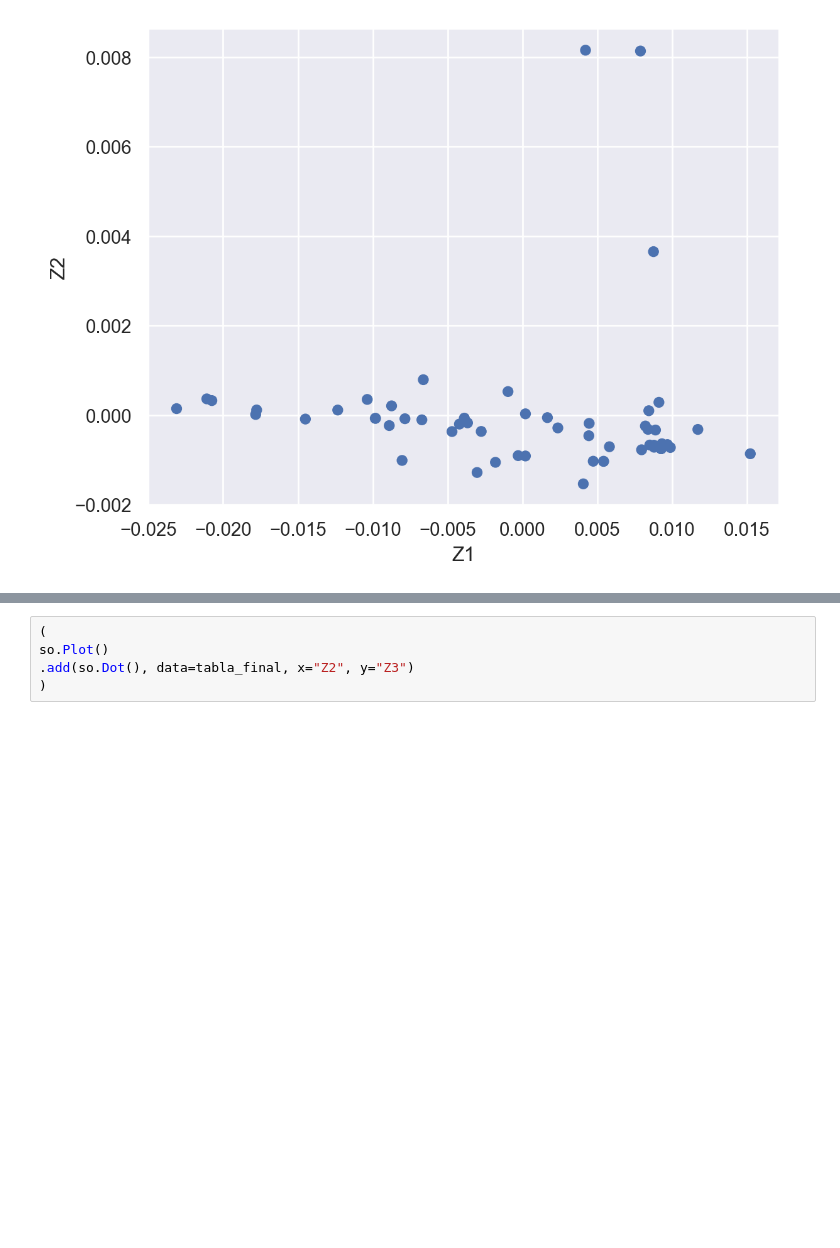
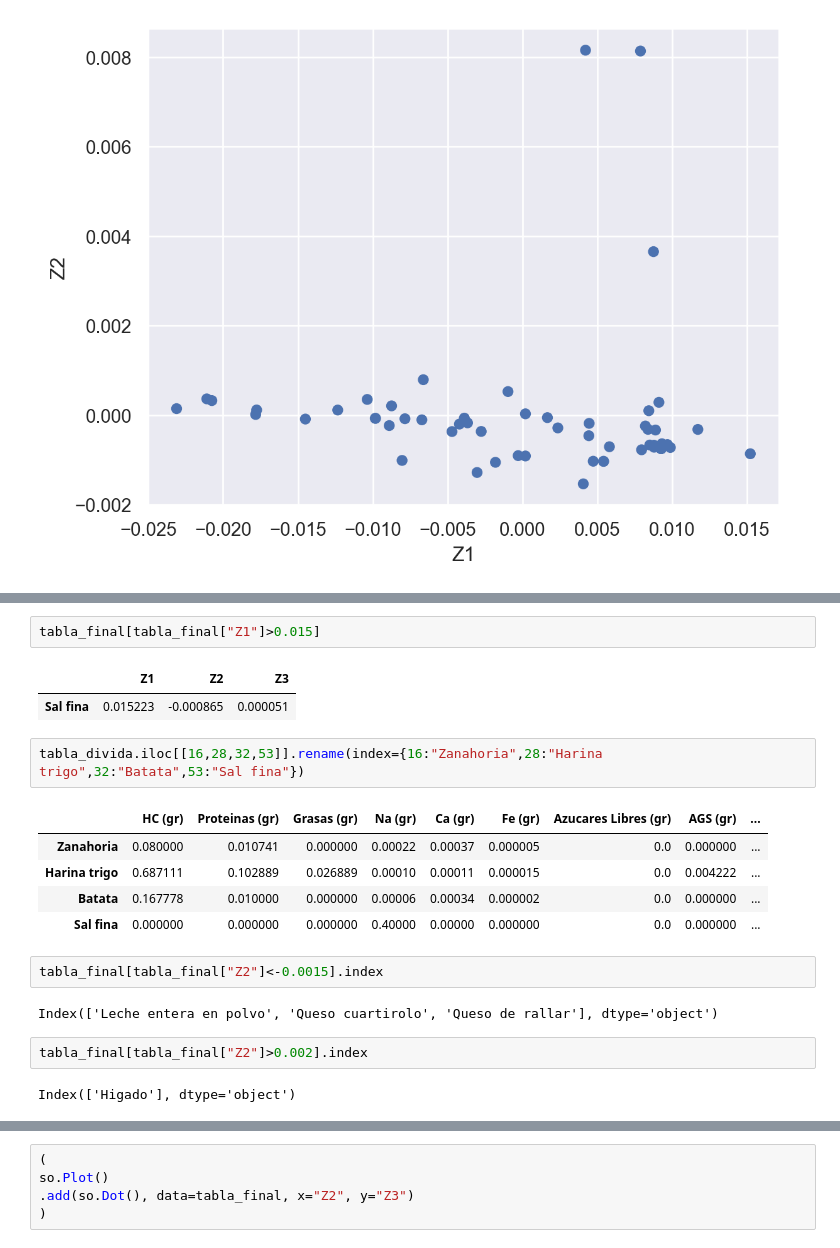
Before and after one commit to iggallardo-uba/ALC-TP2, a Jupyter notebook: Grupo-GR18.ipynb, the cells around one changed output, grey strips where cells are left out. Cells and saved outputs as stored; diff of their text form; blank space fills up the shorter version.

```diff
--- a/Grupo-GR18.ipynb
+++ b/Grupo-GR18.ipynb
@@ -168,0 +176,21 @@ so.Plot()
+# %%
+tabla_final[tabla_final["Z1"]>0.015]
+# %% [output]
+|  | Z1 | Z2 | Z3 |
+| Sal fina | 0.015223 | -0.000865 | 0.000051 |
+# %%
+tabla_divida.iloc[[16,28,32,53]].rename(index={16:"Zanahoria",28:"Harina trigo",32:"Batata",53:"Sal fina"})
+# %% [output]
+|  | HC (gr) | Proteinas (gr) | Grasas (gr) | Na (gr) | Ca (gr) | Fe (gr) | Azucares Libres (gr) | AGS (gr) | ... |
+| Zanahoria | 0.080000 | 0.010741 | 0.000000 | 0.00022 | 0.00037 | 0.000005 | 0.0 | 0.000000 | ... |
+| Harina trigo | 0.687111 | 0.102889 | 0.026889 | 0.00010 | 0.00011 | 0.000015 | 0.0 | 0.004222 | ... |
+| Batata | 0.167778 | 0.010000 | 0.000000 | 0.00006 | 0.00034 | 0.000002 | 0.0 | 0.000000 | ... |
+| Sal fina | 0.000000 | 0.000000 | 0.000000 | 0.40000 | 0.00000 | 0.000000 | 0.0 | 0.000000 | ... |
+# %%
+tabla_final[tabla_final["Z2"]<-0.0015].index
+# %% [output]
+Index(['Leche entera en polvo', 'Queso cuartirolo', 'Queso de rallar'], dtype='object')
+# %%
+tabla_final[tabla_final["Z2"]>0.002].index
+# %% [output]
+Index(['Higado'], dtype='object')
```
Also changed, not shown: parts of 5 cells of this notebook.
